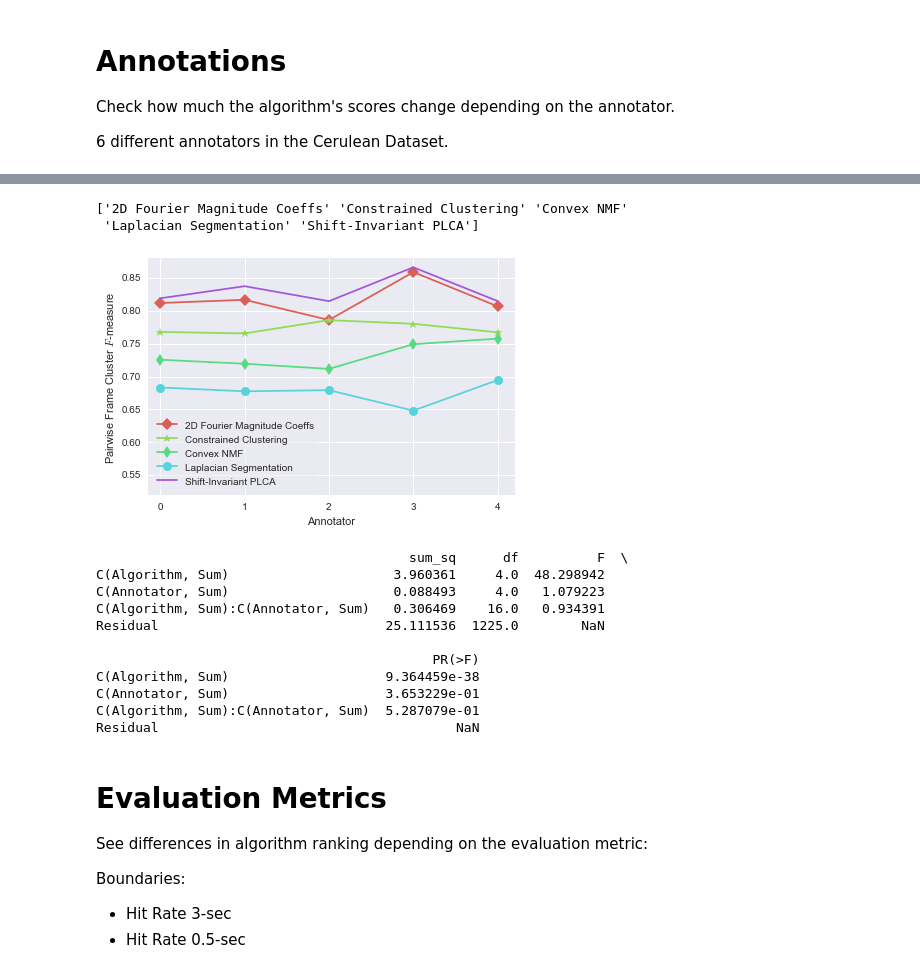
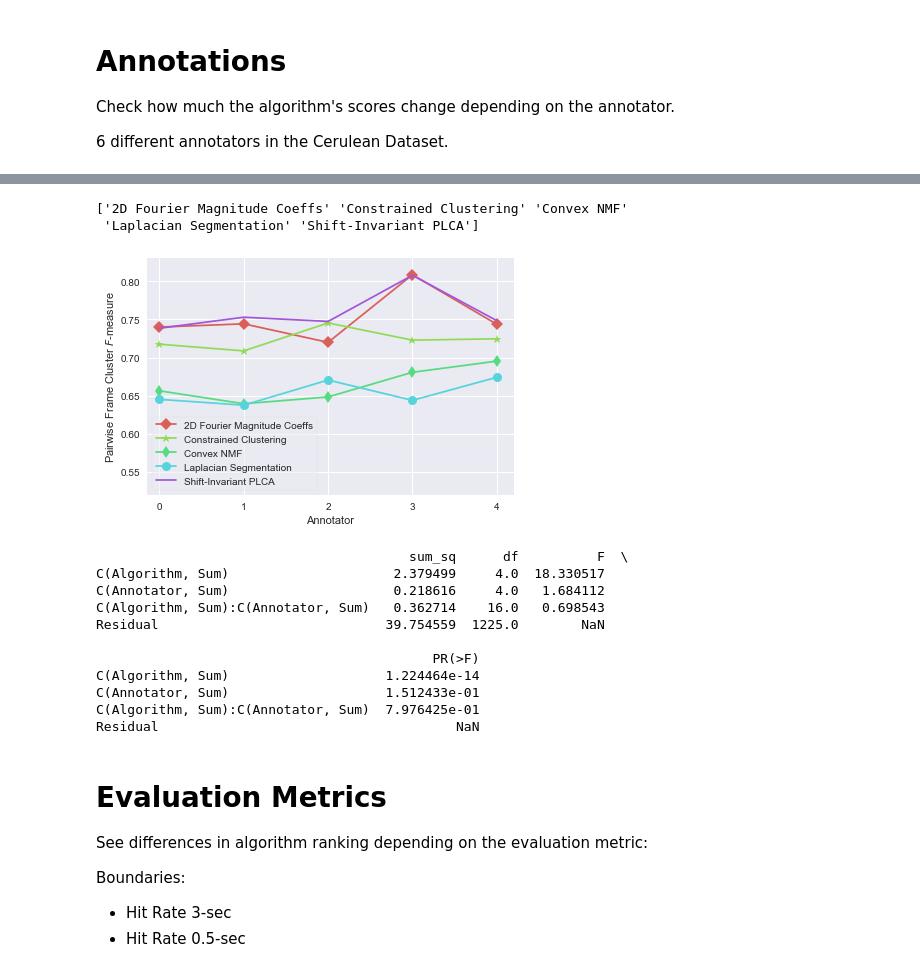
Before and after one commit to urinieto/msaf-experiments, a Jupyter notebook: notes/Experiments.ipynb, the cells around one changed output, grey strips where cells are left out. Saved outputs shown, nothing was run; the diff lists cells and outputs as text; code cells hidden in the pictures.

Commit message:
Fixed bug with Figure 8: I was using metric Sf instead of PWF

```diff
--- a/notes/Experiments.ipynb
+++ b/notes/Experiments.ipynb
@@ -1264,6 +1258,7 @@ Friedman test
 algo_ids = []
 annotators = []
 scores = []
+label_metric = "PWF"
 for curr_file in results_annotations_files:
     if "boundsEgt" in curr_file:
         algo_id, feature, annotator = get_result_attributes(curr_file, "labels")
@@ -1276,45 +1271,45 @@ for curr_file in results_annotations_files:
 # To DataFrame
 d = {
      "Algorithm"  : np.asarray(algo_ids),
      "Annotator" : np.asarray(annotators),
      "Score"      : np.asarray(scores)
     }
 df = pd.DataFrame(d)
 
 print np.unique(d["Algorithm"])
 N = len(np.unique(d["Algorithm"]))
 
 # PLOT
 algo_indeces = [0, 2, 3, 4, 6]
 plt.figure(figsize=(6,4))
 interaction_plot(df["Annotator"], df["Algorithm"],
                  df["Score"], colors=[colors_all[i] for i in algo_indeces],
                  markers=[markers_all[i] for i in algo_indeces], ms=9, ax=plt.gca(), legendloc="lower left")
 leg = plt.legend(loc="lower left")
 leg.get_frame().set_alpha(0.5)
-plt.gca().set_ylim([0.52, .88])
+plt.gca().set_ylim([0.52, .83])
 plt.gca().set_xlim([-0.15, 4.2])
 plt.ylabel("Pairwise Frame Cluster $F$-measure")
 plt.tight_layout()
 plt.savefig("../figs/annotators_labels_anova.pdf")
 plt.show()
 
 sum_lm = ols("Score ~ C(Algorithm, Sum) * C(Annotator, Sum)", data=df).fit()
 print anova_lm(sum_lm, typ=2)
 # %% [output]
 ['2D Fourier Magnitude Coeffs' 'Constrained Clustering' 'Convex NMF'
  'Laplacian Segmentation' 'Shift-Invariant PLCA']
-[figure, old version]
+[figure, new version]
                                         sum_sq      df          F  \
-C(Algorithm, Sum)                     3.960361     4.0  48.298942
-C(Annotator, Sum)                     0.088493     4.0   1.079223
-C(Algorithm, Sum):C(Annotator, Sum)   0.306469    16.0   0.934391
-Residual                             25.111536  1225.0        NaN
+C(Algorithm, Sum)                     2.379499     4.0  18.330517
+C(Annotator, Sum)                     0.218616     4.0   1.684112
+C(Algorithm, Sum):C(Annotator, Sum)   0.362714    16.0   0.698543
+Residual                             39.754559  1225.0        NaN
 
                                            PR(>F)
-C(Algorithm, Sum)                    9.364459e-38
-C(Annotator, Sum)                    3.653229e-01
-C(Algorithm, Sum):C(Annotator, Sum)  5.287079e-01
+C(Algorithm, Sum)                    1.224464e-14
+C(Annotator, Sum)                    1.512433e-01
+C(Algorithm, Sum):C(Annotator, Sum)  7.976425e-01
 Residual                                      NaN
 # %% [markdown]
 # Evaluation Metrics #
```
Also changed, not shown: parts of 1 cell of this notebook, 2 other files.
